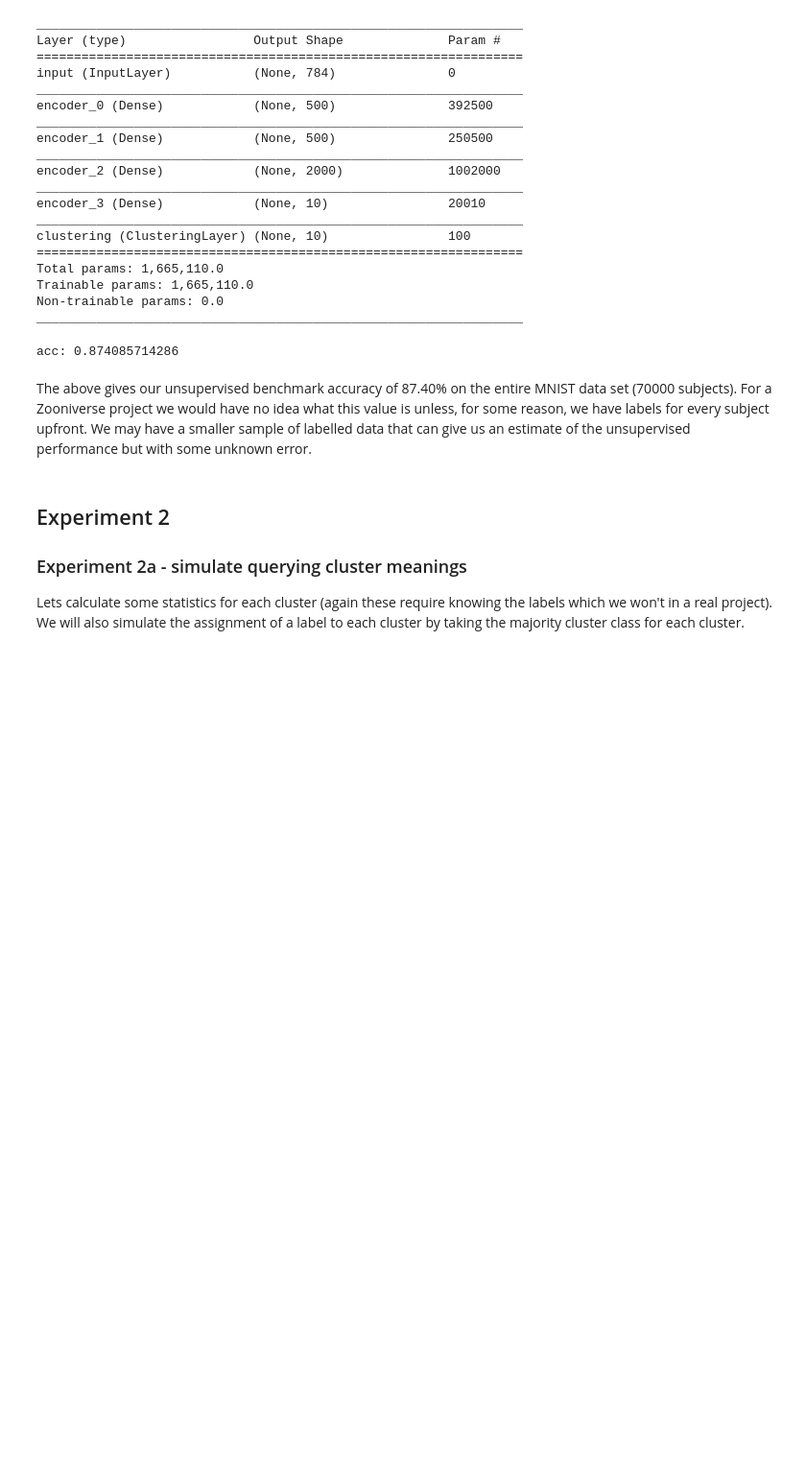
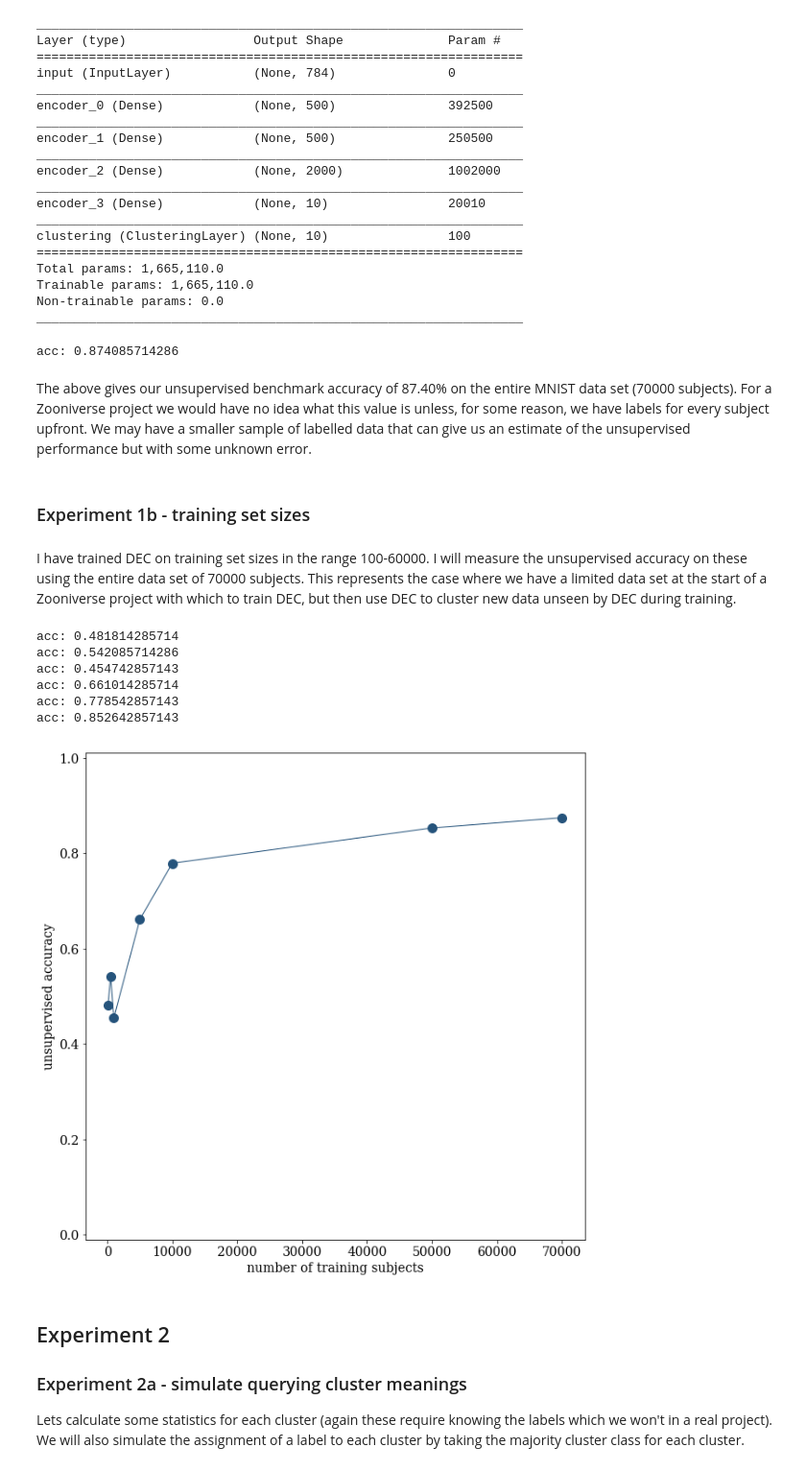
Before and after one commit to dwright04/machine_augmented_classification, a Jupyter notebook: notebooks/Unsupervised_Deep_Embedding_Clustering_for_Zooniverse.ipynb, the cells around one changed output. Shown at 96% size. Saved outputs shown, nothing was run; the diff lists cells and outputs as text; code cells hidden in the pictures; blank space fills up the shorter version.

```diff
--- a/notebooks/Unsupervised_Deep_Embedding_Clustering_for_Zooniverse.ipynb
+++ b/notebooks/Unsupervised_Deep_Embedding_Clustering_for_Zooniverse.ipynb
@@ -148,3 +151,7 @@ print('acc:', cluster_acc(y, y_pred))
 acc: 0.874085714286
 # %% [markdown]
 The above gives our unsupervised benchmark accuracy of 87.40% on the entire MNIST data set (70000 subjects).  For a Zooniverse project we would have no idea what this value is unless, for some reason, we have labels for every subject upfront.  We may have a smaller sample of labelled data that can give us an estimate of the unsupervised performance but with some unknown error.
+# %% [markdown]
+### Experiment 1b - training set sizes
+# %% [markdown]
+I have trained DEC on training set sizes in the range 100-60000.  I will measure the unsupervised accuracy on these using the entire data set of 70000 subjects.  This represents the case where we have a limited data set at the start of a Zooniverse project with which to train DEC, but then use DEC to cluster new data unseen by DEC during training.
@@ -151,3 +161,39 @@ The above gives our unsupervised benchmark accuracy of 87.40% on the entire MNIS
+# %%
+accs = []
+tmp_dec = DEC(dims=[x.shape[-1], 500, 500, 2000, 10], n_clusters=n_clusters, batch_size=batch_size)
+for training_set_size in training_set_sizes:
+  tmp_dec.initialize_model(optimizer=SGD(lr=lr, momentum=momentum),
+                       ae_weights=path_to_weights+'/ae_weights_m%d.h5'%training_set_size,
+                       x=x)
+  tmp_dec.load_weights(path_to_weights+'/results/dec/%d'%(training_set_size)+'/DEC_model_final.h5')
+  tmp_y_pred = tmp_dec.predict_clusters(x)
+  acc = cluster_acc(y, tmp_y_pred)
+  accs.append(acc)
+  print('acc:', acc)
+accs.append(0.874085714286) # add the performance of training on all 70000 subjects
+training_set_sizes.append(70000)
+# %% [output]
+acc: 0.481814285714
+acc: 0.542085714286
+acc: 0.454742857143
+acc: 0.661014285714
+acc: 0.778542857143
+acc: 0.852642857143
+# %%
+rcParams['font.family'] = 'serif'
+rcParams['font.sans-serif'] = ['Helvetica']
+rcParams['font.size'] = 14
+fig = plt.figure(figsize=(10,10))
+ax = fig.add_subplot(111)
+ax.plot(training_set_sizes, accs, 'o', color='#26547C', ms=10)
+ax.plot(training_set_sizes, accs, '-', color='#26547C', lw=1)
+#ax.set_xticks(training_set_sizes)
+ax.set_ylim(-0.01,1.01)
+ax.set_xlabel('number of training subjects')
+ax.set_ylabel('unsupervised accuracy')
+plt.show()
+# %% [output]
+[figure, added]
 # %% [markdown]
 ## Experiment 2
 ### Experiment 2a - simulate querying cluster meanings
```
Also changed, not shown: parts of 21 cells of this notebook.
